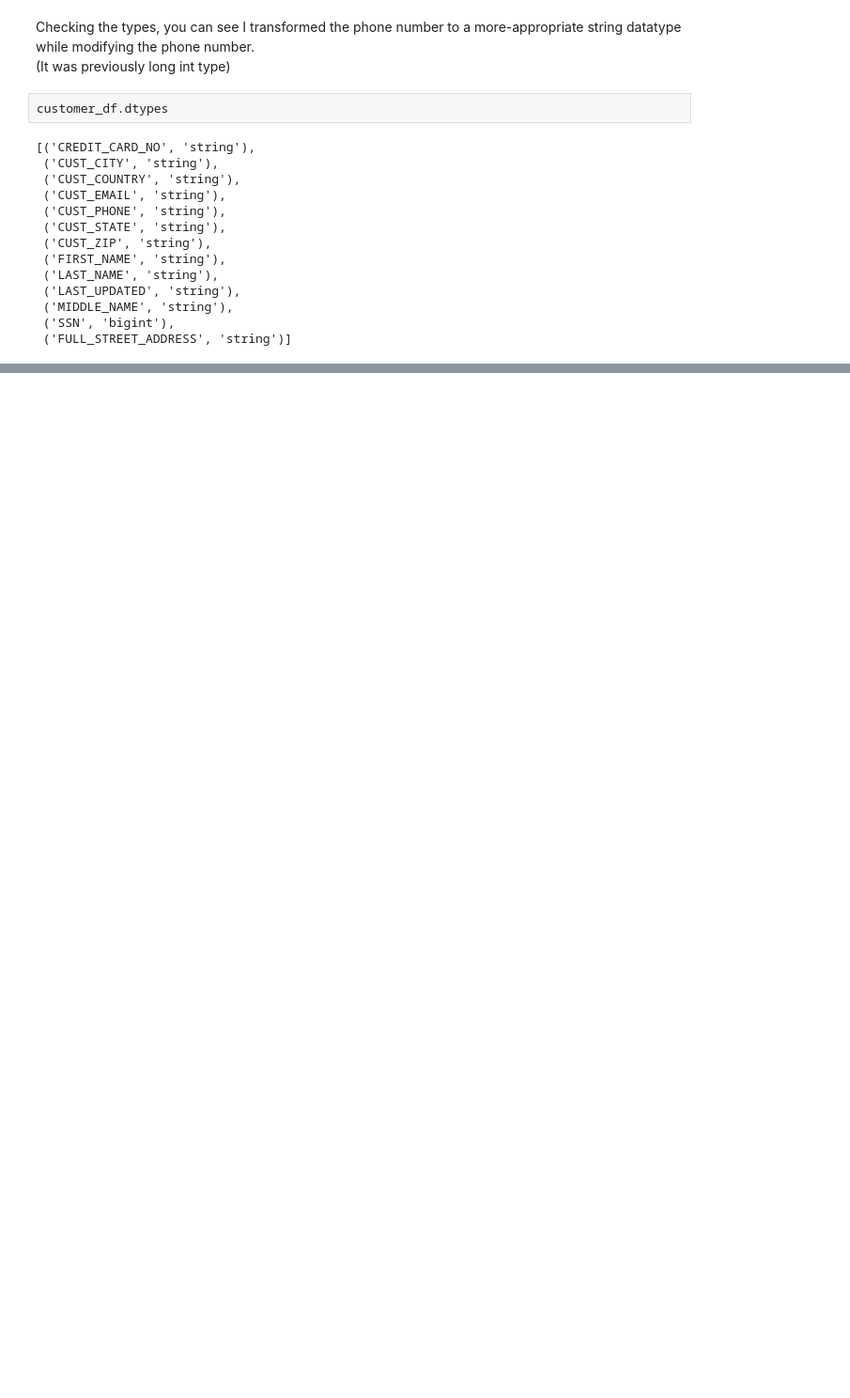
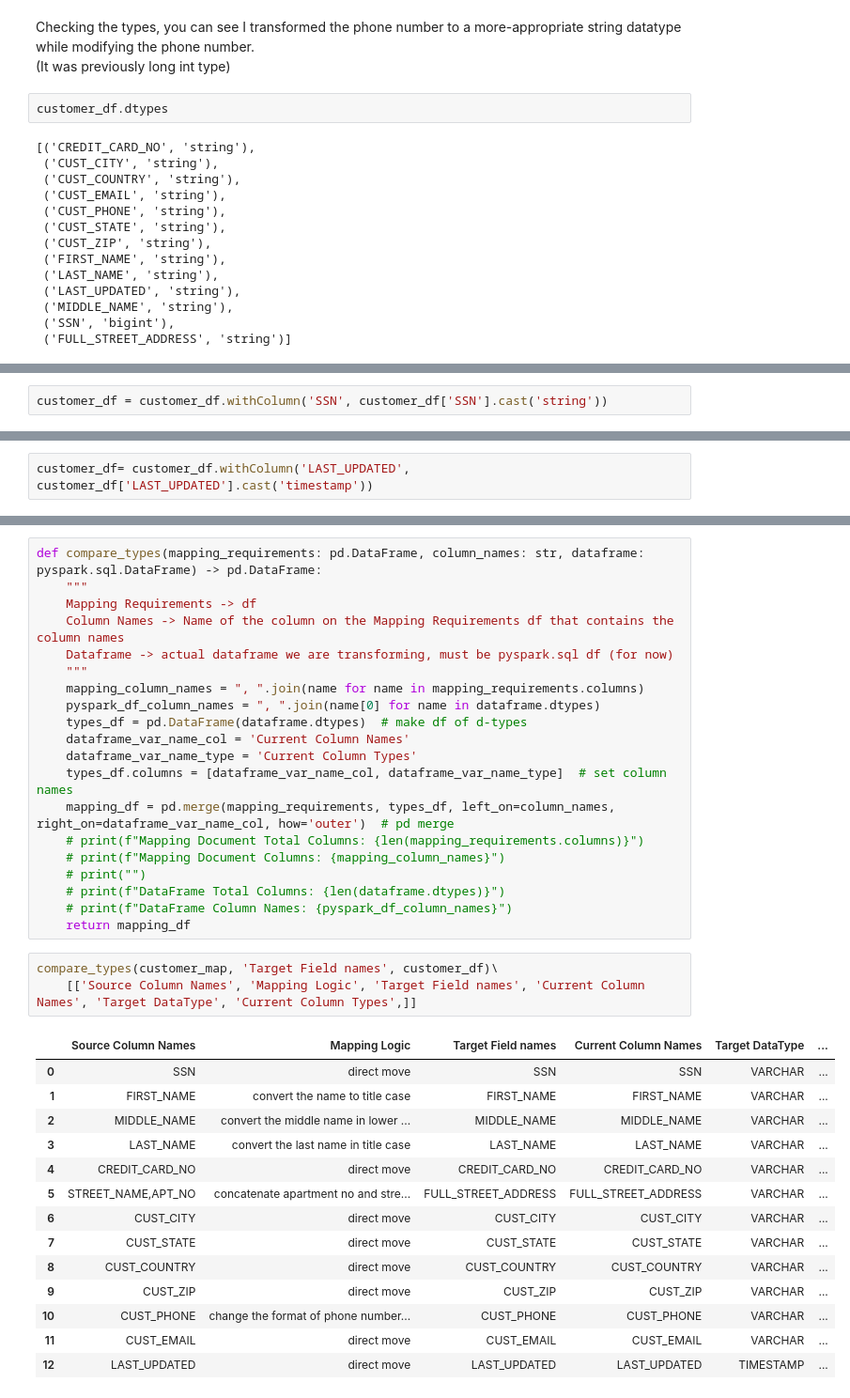
Before and after one commit to The-Captain-William/Per-Scholas-Capstone, a Jupyter notebook: main/ETL/ETL_2_json_to_sql.ipynb, the cells around one changed output, grey strips where cells are left out. Shown: that part at 94% size. Cells and saved outputs as stored; diff of their text form; blank space fills up the shorter version.

```diff
--- a/main/ETL/ETL_2_json_to_sql.ipynb
+++ b/main/ETL/ETL_2_json_to_sql.ipynb
@@ -372,0 +350,2 @@ customer_map
+# %%
+customer_df = customer_df.withColumn('SSN', customer_df['SSN'].cast('string'))
@@ -372,0 +362,2 @@ customer_map
+# %%
+customer_df= customer_df.withColumn('LAST_UPDATED', customer_df['LAST_UPDATED'].cast('timestamp'))
@@ -372,0 +382,38 @@ customer_map
+# %%
+def compare_types(mapping_requirements: pd.DataFrame, column_names: str, dataframe: pyspark.sql.DataFrame) -> pd.DataFrame:
+    """
+    Mapping Requirements -> df
+    Column Names -> Name of the column on the Mapping Requirements df that contains the column names
+    Dataframe -> actual dataframe we are transforming, must be pyspark.sql df (for now)
+    """
+    mapping_column_names = ", ".join(name for name in mapping_requirements.columns)
+    pyspark_df_column_names = ", ".join(name[0] for name in dataframe.dtypes)
+    types_df = pd.DataFrame(dataframe.dtypes)  # make df of d-types
+    dataframe_var_name_col = 'Current Column Names'
+    dataframe_var_name_type = 'Current Column Types'
+    types_df.columns = [dataframe_var_name_col, dataframe_var_name_type]  # set column names
+    mapping_df = pd.merge(mapping_requirements, types_df, left_on=column_names, right_on=dataframe_var_name_col, how='outer')  # pd merge
+    # print(f"Mapping Document Total Columns: {len(mapping_requirements.columns)}")
+    # print(f"Mapping Document Columns: {mapping_column_names}")
+    # print("")
+    # print(f"DataFrame Total Columns: {len(dataframe.dtypes)}")
+    # print(f"DataFrame Column Names: {pyspark_df_column_names}")
+    return mapping_df
+# %%
+compare_types(customer_map, 'Target Field names', customer_df)\
+    [['Source Column Names', 'Mapping Logic', 'Target Field names', 'Current Column Names', 'Target DataType', 'Current Column Types',]]
+# %% [output]
+|  | Source Column Names | Mapping Logic | Target Field names | Current Column Names | Target DataType | ... |
+| 0 | SSN | direct move | SSN | SSN | VARCHAR | ... |
+| 1 | FIRST_NAME | convert the name to title case | FIRST_NAME | FIRST_NAME | VARCHAR | ... |
+| 2 | MIDDLE_NAME | convert the middle name in lower ... | MIDDLE_NAME | MIDDLE_NAME | VARCHAR | ... |
+| 3 | LAST_NAME | convert the last name in title case | LAST_NAME | LAST_NAME | VARCHAR | ... |
+| 4 | CREDIT_CARD_NO | direct move | CREDIT_CARD_NO | CREDIT_CARD_NO | VARCHAR | ... |
+| 5 | STREET_NAME,APT_NO | concatenate apartment no and stre... | FULL_STREET_ADDRESS | FULL_STREET_ADDRESS | VARCHAR | ... |
+| 6 | CUST_CITY | direct move | CUST_CITY | CUST_CITY | VARCHAR | ... |
+| 7 | CUST_STATE | direct move | CUST_STATE | CUST_STATE | VARCHAR | ... |
+| 8 | CUST_COUNTRY | direct move | CUST_COUNTRY | CUST_COUNTRY | VARCHAR | ... |
+| 9 | CUST_ZIP | direct move | CUST_ZIP | CUST_ZIP | VARCHAR | ... |
+| 10 | CUST_PHONE | change the format of phone number... | CUST_PHONE | CUST_PHONE | VARCHAR | ... |
+| 11 | CUST_EMAIL | direct move | CUST_EMAIL | CUST_EMAIL | VARCHAR | ... |
+| 12 | LAST_UPDATED | direct move | LAST_UPDATED | LAST_UPDATED | TIMESTAMP | ... |
```
Also changed, not shown: parts of 37 cells of this notebook.
